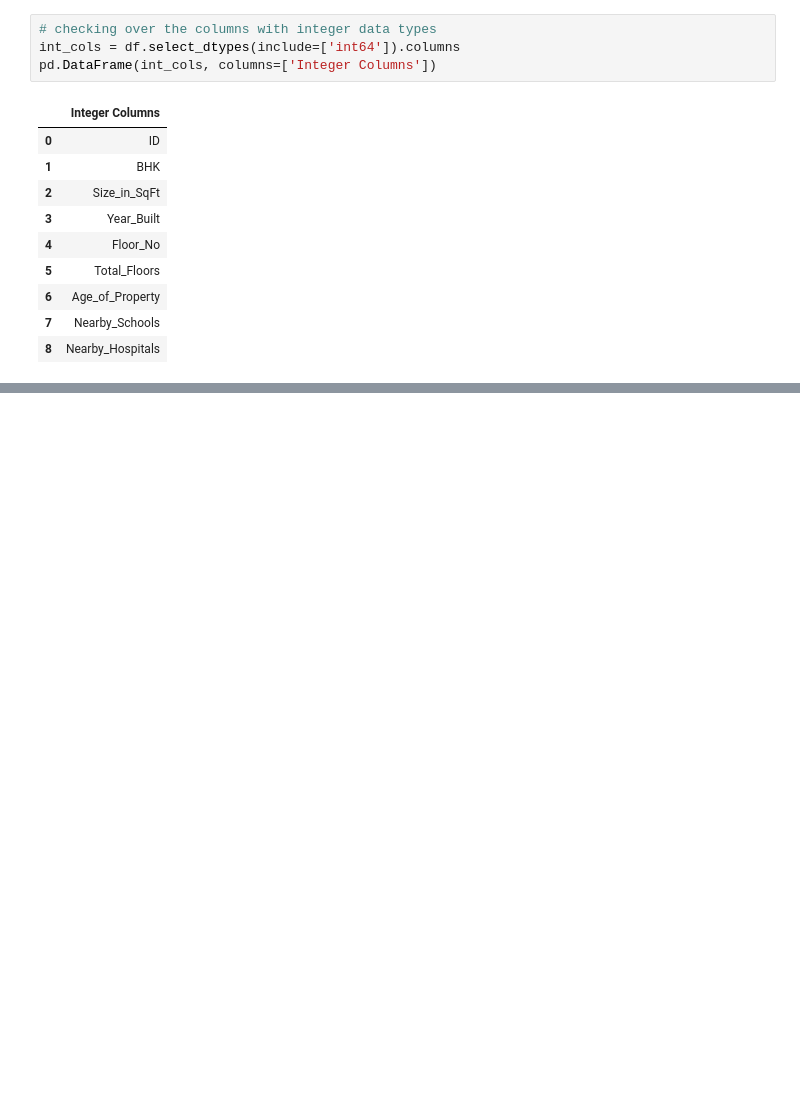
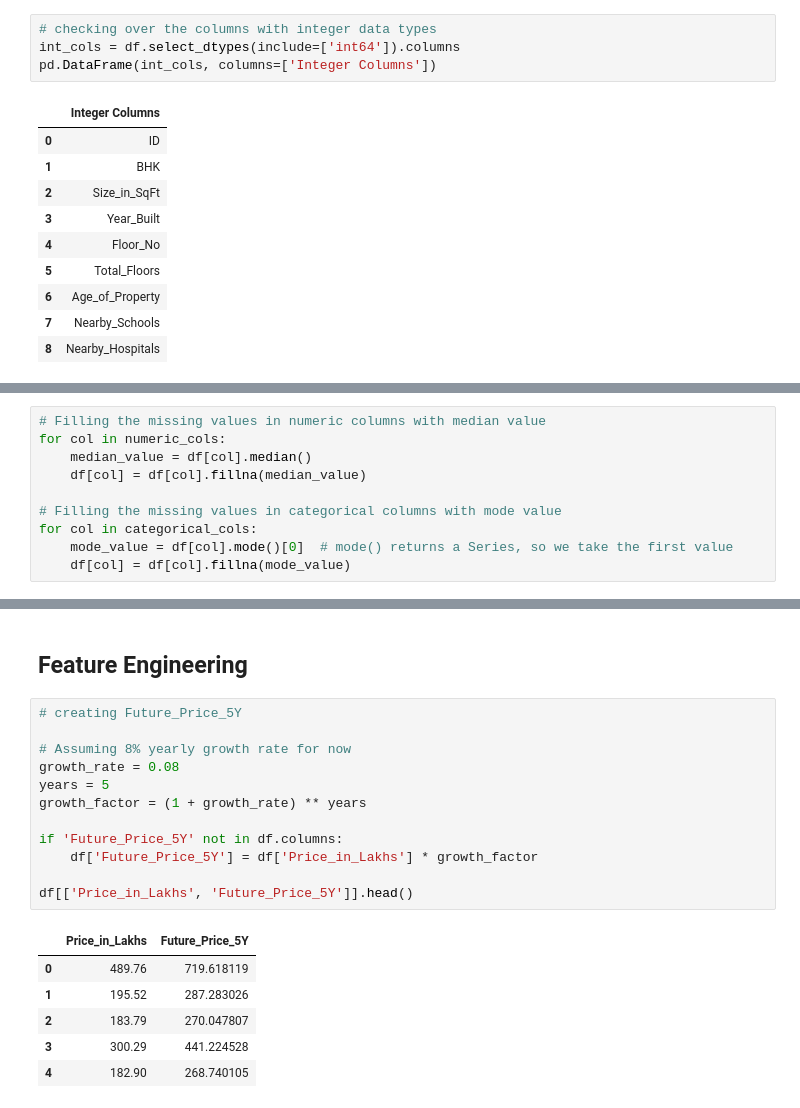
Before and after one commit to shabbu8111999/Real_Estate_Investment_Advisor_Using_ML_Streamlit, a Jupyter notebook: project_jupyter_file/real_estate_project.ipynb, the cells around one changed output, grey strips where cells are left out. Drawn from its saved outputs; the diff is of its cells as text; blank space fills up the shorter version.

```diff
--- a/project_jupyter_file/real_estate_project.ipynb
+++ b/project_jupyter_file/real_estate_project.ipynb
@@ -232,0 +270,10 @@ pd.DataFrame(int_cols, columns=['Integer Columns'])
+# %%
+# Filling the missing values in numeric columns with median value
+for col in numeric_cols:
+    median_value = df[col].median()
+    df[col] = df[col].fillna(median_value)
+
+# Filling the missing values in categorical columns with mode value
+for col in categorical_cols:
+    mode_value = df[col].mode()[0]  # mode() returns a Series, so we take the first value
+    df[col] = df[col].fillna(mode_value)
@@ -232,0 +305,21 @@ pd.DataFrame(int_cols, columns=['Integer Columns'])
+# %% [markdown]
+## Feature Engineering
+# %%
+# creating Future_Price_5Y
+
+# Assuming 8% yearly growth rate for now
+growth_rate = 0.08
+years = 5
+growth_factor = (1 + growth_rate) ** years
+
+if 'Future_Price_5Y' not in df.columns:
+    df['Future_Price_5Y'] = df['Price_in_Lakhs'] * growth_factor
+
+df[['Price_in_Lakhs', 'Future_Price_5Y']].head()
+# %% [output]
+|  | Price_in_Lakhs | Future_Price_5Y |
+| 0 | 489.76 | 719.618119 |
+| 1 | 195.52 | 287.283026 |
+| 2 | 183.79 | 270.047807 |
+| 3 | 300.29 | 441.224528 |
+| 4 | 182.90 | 268.740105 |
```
Also changed, not shown: parts of 5 cells of this notebook.
